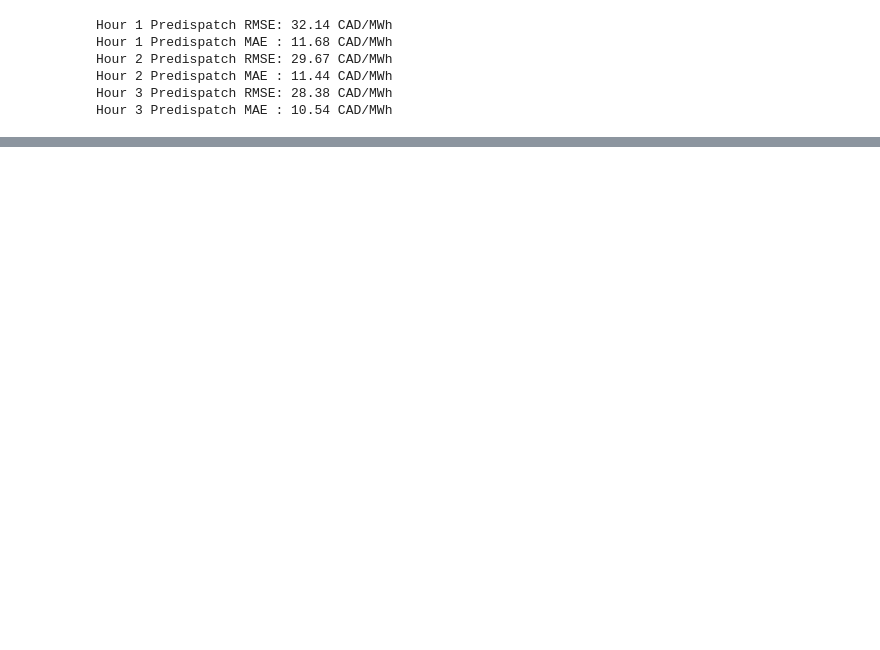
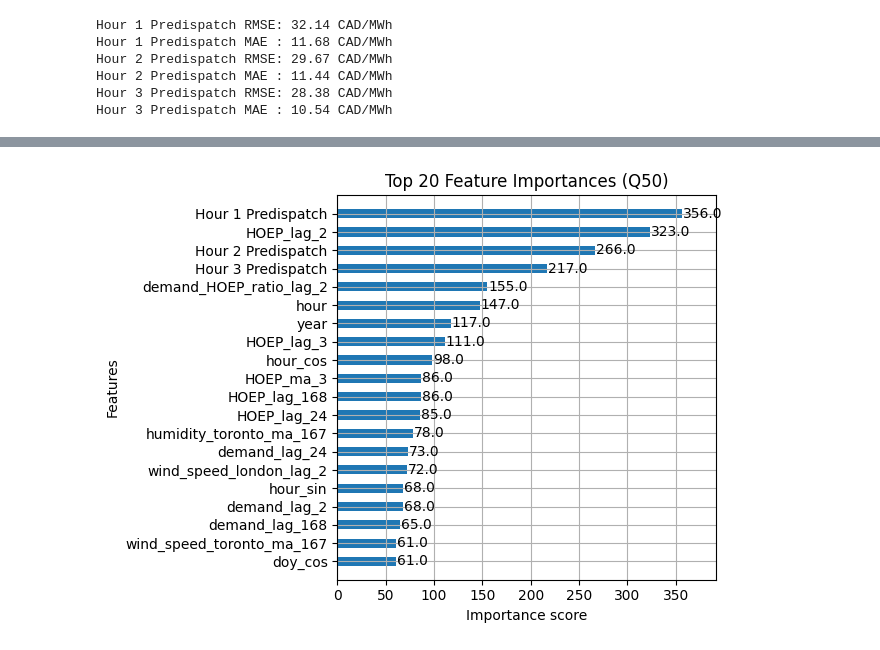
Before and after one commit to MusaE5/ontario-electricity-forecasting, a Jupyter notebook: forecasting_2013-2025_weather.ipynb, the cells around one changed output, grey strips where cells are left out. Saved outputs shown, nothing was run; the diff lists cells and outputs as text; code cells hidden in the pictures; blank space fills up the shorter version.

```diff
--- a/forecasting_2013-2025_weather.ipynb
+++ b/forecasting_2013-2025_weather.ipynb
@@ -488,18 +288,16 @@ df_test = df[(df.index >= val_cutoff ) & (df.index < final_cutoff)]
 
 target = "HOEP"
 
-X_train_raw = df_train[features].apply(pd.to_numeric, errors="coerce")
+X_train = df_train[features].apply(pd.to_numeric, errors="coerce")
 y_train = pd.to_numeric(df_train[target], errors="coerce")
 
-X_val_raw = df_val[features].apply(pd.to_numeric, errors="coerce")
+X_val = df_val[features].apply(pd.to_numeric, errors="coerce")
 y_val = pd.to_numeric(df_val[target], errors="coerce")
 
-X_test_raw = df_test[features].apply(pd.to_numeric, errors="coerce")
+X_test = df_test[features].apply(pd.to_numeric, errors="coerce")
 y_test = pd.to_numeric(df_test[target], errors="coerce")
 
-scaler = StandardScaler()
-X_train = scaler.fit_transform(X_train_raw)
-X_val = scaler.transform(X_val_raw)
-X_test = scaler.transform(X_test_raw)
+# Save column names before scaling
+feature_names = X_train.columns.tolist()
 # %%
 from sklearn.metrics import mean_squared_error, mean_absolute_error
@@ -709,0 +694,73 @@ Test R²  : 0.201
+# %%
+import xgboost as xgb
+import numpy as np
+import time
+import matplotlib.pyplot as plt
+from sklearn.metrics import mean_squared_error, mean_absolute_error, r2_score
+
+# ---- Function to train a quantile XGBoost model ----
+def train_quantile_model(X_train, y_train, X_val, y_val, quantile):
+    params = {
+        "objective": "reg:quantileerror",
+        "quantile_alpha": quantile,
+        "learning_rate": 0.1,
+        "max_depth": 6,
+        "n_estimators": 1000,
+        "subsample": 0.9,
+        "colsample_bytree": 0.7,
+        "verbosity": 0
+    }
+    dtrain = xgb.DMatrix(X_train, label=y_train, feature_names=X_train.columns.tolist())
+    dval   = xgb.DMatrix(X_val, label=y_val, feature_names=X_val.columns.tolist())
+
+    start = time.time()
+    model = xgb.train(
+        params,
+        dtrain,
+        num_boost_round=1000,
+        evals=[(dval, "val")],
+        early_stopping_rounds=20,
+        verbose_eval=False
+    )
+    train_time = time.time() - start
+    return model, train_time
+
+# ---- Train quantile models ----
+q10, time_q10 = train_quantile_model(X_train, y_train, X_val, y_val, 0.1)
+q50, time_q50 = train_quantile_model(X_train, y_train, X_val, y_val, 0.5)
+q90, time_q90 = train_quantile_model(X_train, y_train, X_val, y_val, 0.9)
+
+# ---- Predict on test set ----
+dtest = xgb.DMatrix(X_test, feature_names=X_test.columns.tolist())
+y_pred_q10 = q10.predict(dtest)
+y_pred_q50 = q50.predict(dtest)
+y_pred_q90 = q90.predict(dtest)
+
+# ---- Metrics for q50 only ----
+rmse_q50 = np.sqrt(mean_squared_error(y_test, y_pred_q50))
+mae_q50  = mean_absolute_error(y_test, y_pred_q50)
+r2_q50   = r2_score(y_test, y_pred_q50)
+
+coverage_q10 = np.mean(y_test < y_pred_q10) * 100    # should be ~10%
+coverage_q90 = np.mean(y_test <= y_pred_q90) * 100   # should be ~90%
+coverage_80  = np.mean((y_test >= y_pred_q10) & (y_test <= y_pred_q90)) * 100
+
+# ---- Print Results ----
+print("Quantile XGBoost Results:")
+print(f"Q10  - Train Time: {time_q10:.2f}s | Actual Lower Coverage (< q10): {coverage_q10:.2f}%")
+print(f"Q50  - RMSE: {rmse_q50:.2f}, MAE: {mae_q50:.2f}, R²: {r2_q50:.3f}, Train Time: {time_q50:.2f}s")
+print(f"Q90  - Train Time: {time_q90:.2f}s | Actual Upper Coverage (<= q90): {coverage_q90:.2f}%")
+print(f"80% Interval Coverage (q10–q90): {coverage_80:.2f}%")
+
+# ---- Plot feature importance for q50 ----
+xgb.plot_importance(q50, max_num_features=20, importance_type='weight', height=0.5)
+plt.title("Top 20 Feature Importances (Q50)")
+plt.tight_layout()
+plt.show()
+importances = q50.get_score(importance_type='weight')
+sorted_feats = sorted(importances.items(), key=lambda x: x[1], reverse=True)
+
+print("Top 50 XGBoost (Q50) Feature Importances:")
+for i, (feat, score) in enumerate(sorted_feats[:50], 1):
+    print(f"{i:2d}. {feat} (importance = {score})")
+# %% [output]
@@ -709,0 +772 @@ Test R²  : 0.201
+[figure, added]
```
Also changed, not shown: parts of 8 cells of this notebook.
